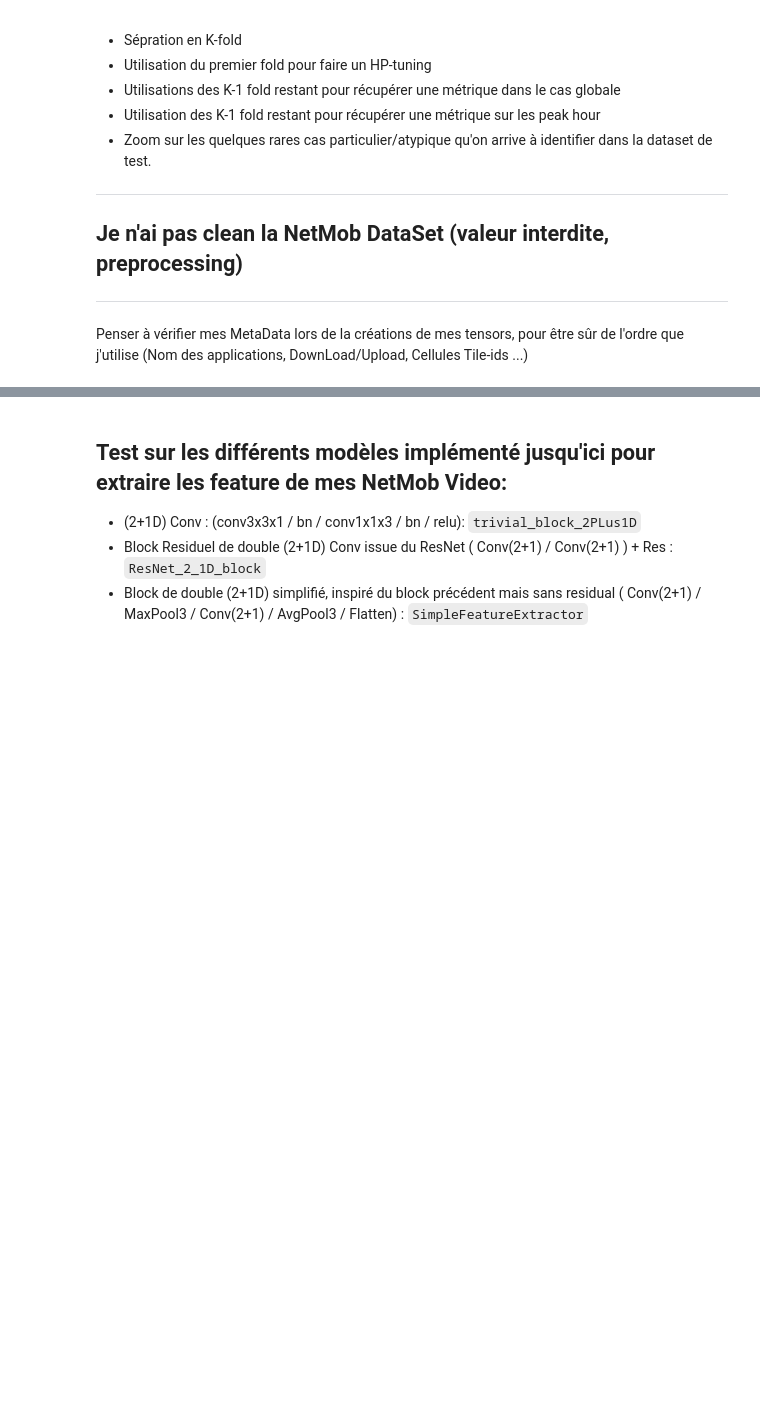
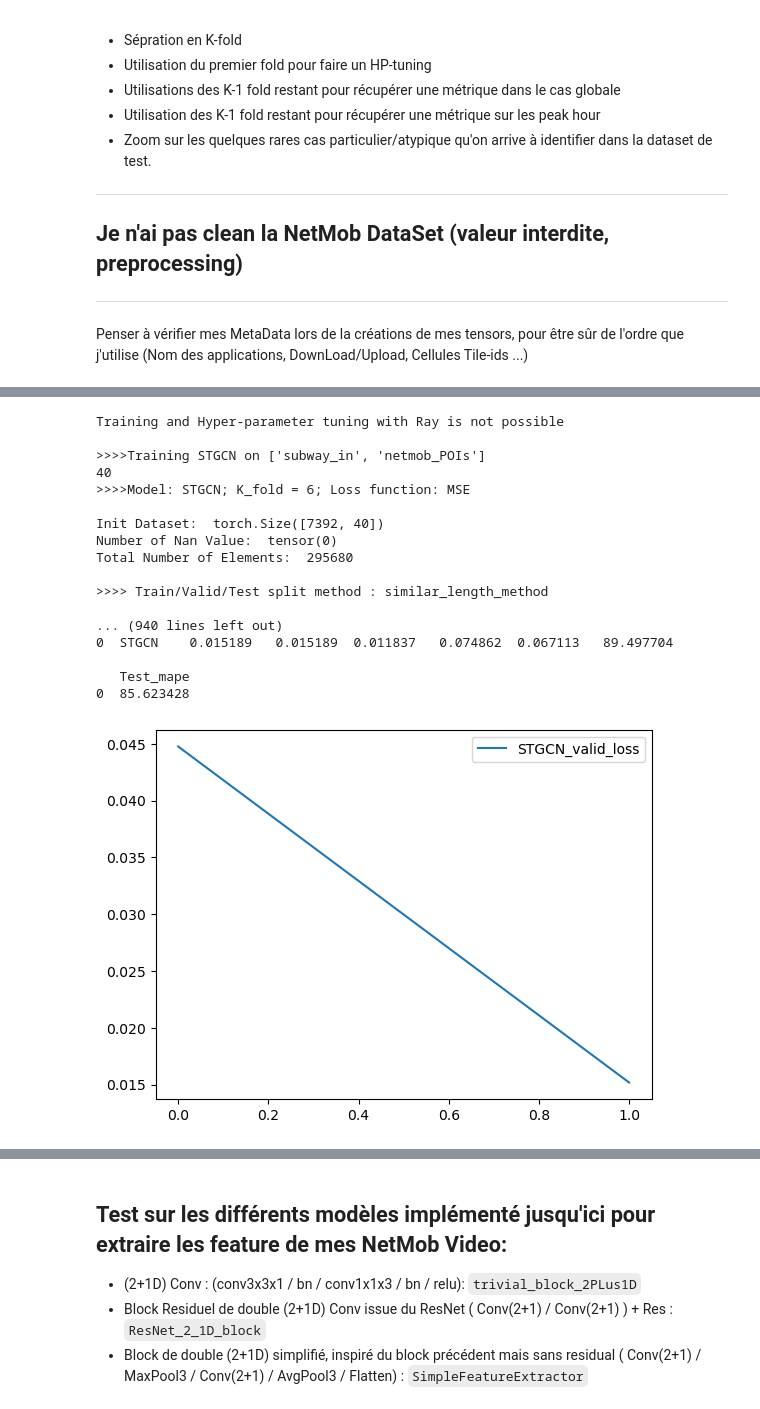
Before and after one commit to Fr-ocasting/prediction-validation, a Jupyter notebook: jupyter_ipynb/debug.ipynb, the cells around one changed output, grey strips where cells are left out. Drawn from its saved outputs; the diff is of its cells as text; code cells hidden in the pictures; blank space fills up the shorter version.

Commit message:
Implementation petit graphe

```diff
--- a/jupyter_ipynb/debug.ipynb
+++ b/jupyter_ipynb/debug.ipynb
@@ -33,0 +50,65 @@ Penser à vérifier mes MetaData lors de la créations de mes tensors, pour êtr
+# %%
+for dataset_names,vision_model_name in zip([['subway_in','netmob_POIs'],['subway_in']],['VariableSelectionNetwork',None]):
+    # GET PARAMETERS
+    #dataset_names = ['subway_in','netmob_POIs'] # ["subway_in","calendar"] # ["subway_in"] # ['data_bidon'] # ['METR_LA'] # ['PEMS_BAY']  # ['data_bidon','netmob_bidon'] #['netmob_POIs']
+    dataset_for_coverage = ['subway_in','netmob_POIs'] #  ['data_bidon','netmob'] #  ['subway_in','netmob']  # ['METR_LA'] # ['PEMS_BAY'] # ['data_bidon','netmob_bidon'] #['netmob_POIs']
+    #vision_model_name = 'VariableSelectionNetwork' # None # 'VariableSelectionNetwork'
+
+    from constants.paths import DATA_TO_PREDICT
+    assert DATA_TO_PREDICT in dataset_names, f'You are trying to predict {DATA_TO_PREDICT} with only these data: {dataset_names}'
+    save_folder = 'benchmark/fold0/'
+    df_loss,df_results = pd.DataFrame(),pd.DataFrame()
+    modification = {'epochs' : 2, #100,
+                    }
+
+    model_names = ['STGCN'] #  ['MTGNN','CNN','STGCN','LSTM','GRU','RNN'] #'DCRNN',
+    print(f'\n>>>>Training {model_names[0]} on {dataset_names}')
+    # Tricky but here we net to set 'netmob' so that we will use the same period for every combination
+    args,folds,hp_tuning_on_first_fold = local_get_args(model_names[0],
+                                                        None,
+                                                        dataset_names=dataset_names,
+                                                        dataset_for_coverage=dataset_for_coverage,
+                                                        modification = modification)
+    trial_id = get_trial_id(args,vision_model_name=vision_model_name)
+    K_fold_splitter,K_subway_ds,dic_class2rpz = get_inputs(args,vision_model_name,folds)
+    ds = K_subway_ds[0]
+
+    trainer,df_loss = train_on_ds(model_names[0],ds,args,trial_id,save_folder,dic_class2rpz,df_loss)
+    metrics = trainer.metrics
+    df_results = keep_track_on_model_metrics(trainer,df_results,model_names[0],trainer,metrics)
+    for model_name in model_names[1:]:  # benchamrk on all the other models, with the same input base['MTGNN','STGCN', 'CNN', 'DCRNN']
+        print(f'\n>>>>Training {model_name} on {dataset_names}')
+        args,folds,hp_tuning_on_first_fold = local_get_args(model_name,
+                                                            args,
+                                                            dataset_names=dataset_names,
+                                                            dataset_for_coverage=dataset_for_coverage,
+                                                            modification = modification)
+        trial_id = get_trial_id(args,vision_model_name=vision_model_name)
+        trainer,df_loss = train_on_ds(model_name,ds,args,trial_id,save_folder,dic_class2rpz,df_loss)
+        metrics = trainer.metrics
+        df_results = keep_track_on_model_metrics(trainer,df_results,model_name,trainer,metrics)
+
+    print(df_results)
+    df_loss[[f"{model}_valid_loss" for model in model_names]].plot()
+    df_results.to_csv(f'{parent_dir}/save/results/{trial_id}.csv')
+    plt.show()
+    break
+# %% [output]
+Training and Hyper-parameter tuning with Ray is not possible
+
+>>>>Training STGCN on ['subway_in', 'netmob_POIs']
+40
+>>>>Model: STGCN; K_fold = 6; Loss function: MSE
+
+Init Dataset:  torch.Size([7392, 40])
+Number of Nan Value:  tensor(0)
+Total Number of Elements:  295680
+
+>>>> Train/Valid/Test split method : similar_length_method
+
+... (940 lines left out)
+0  STGCN    0.015189   0.015189  0.011837   0.074862  0.067113   89.497704
+
+   Test_mape
+0  85.623428
+[figure, added]
```
Also changed, not shown: parts of 9 cells of this notebook, 14 other files.
